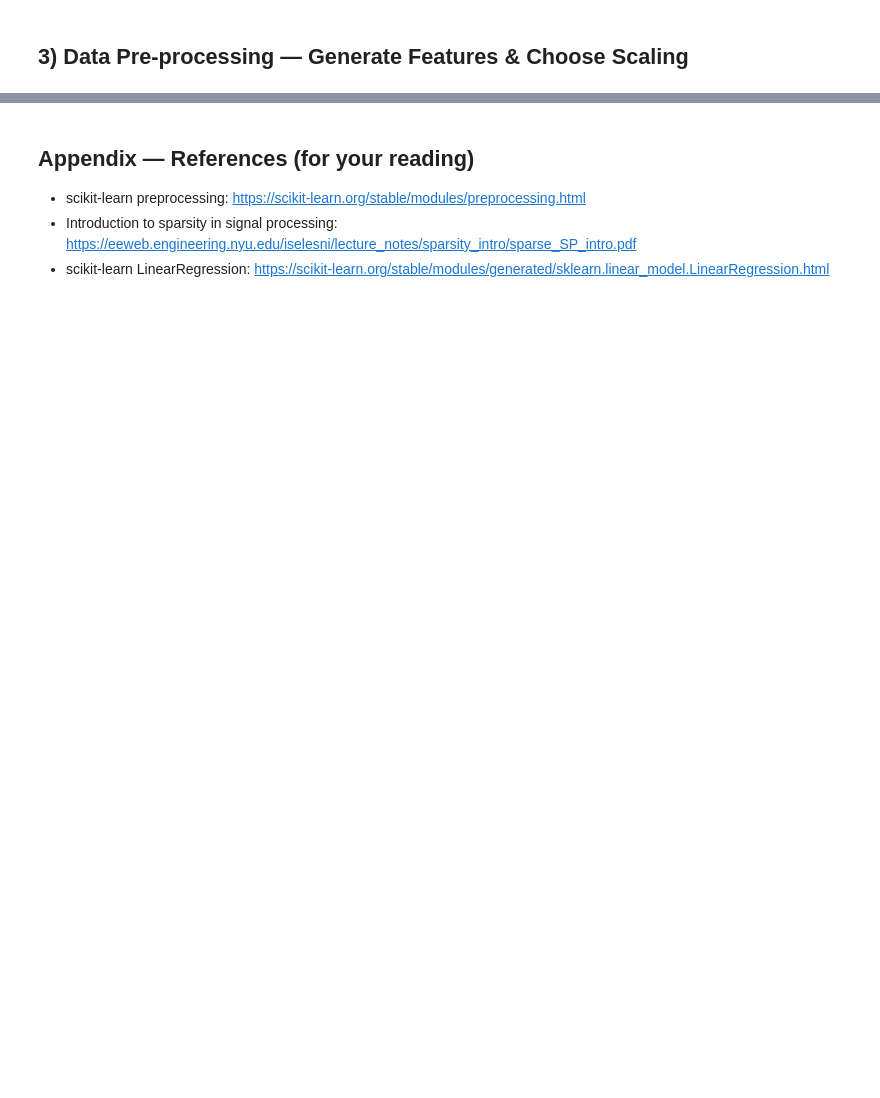
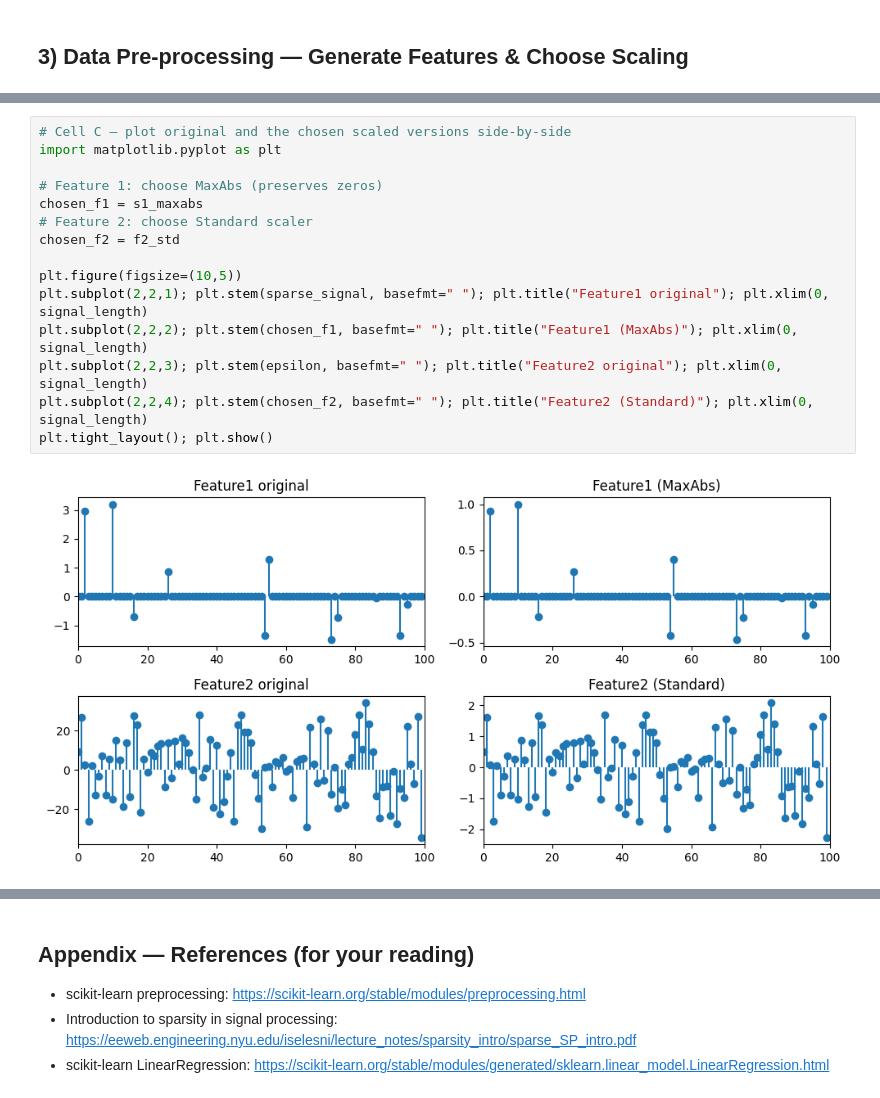
Before and after one commit to rivindu02/EN3150-Pattern-Recognition, a Jupyter notebook: Assignment01/Notebook1.ipynb, the cells around one changed output, grey strips where cells are left out. Drawn from its saved outputs; the diff is of its cells as text; blank space fills up the shorter version.

```diff
--- a/Assignment01/Notebook1.ipynb
+++ b/Assignment01/Notebook1.ipynb
@@ -299,0 +462,17 @@ plt.stem(f2_maxabs); plt.title('Feature 2 — Max-Abs Scaled'); plt.grid(True);
+# %%
+# Cell C — plot original and the chosen scaled versions side-by-side
+import matplotlib.pyplot as plt
+
+# Feature 1: choose MaxAbs (preserves zeros)
+chosen_f1 = s1_maxabs
+# Feature 2: choose Standard scaler
+chosen_f2 = f2_std
+
+plt.figure(figsize=(10,5))
+plt.subplot(2,2,1); plt.stem(sparse_signal, basefmt=" "); plt.title("Feature1 original"); plt.xlim(0, signal_length)
+plt.subplot(2,2,2); plt.stem(chosen_f1, basefmt=" "); plt.title("Feature1 (MaxAbs)"); plt.xlim(0, signal_length)
+plt.subplot(2,2,3); plt.stem(epsilon, basefmt=" "); plt.title("Feature2 original"); plt.xlim(0, signal_length)
+plt.subplot(2,2,4); plt.stem(chosen_f2, basefmt=" "); plt.title("Feature2 (Standard)"); plt.xlim(0, signal_length)
+plt.tight_layout(); plt.show()
+# %% [output]
+[figure, added]
```
Also changed, not shown: parts of 32 cells of this notebook.
